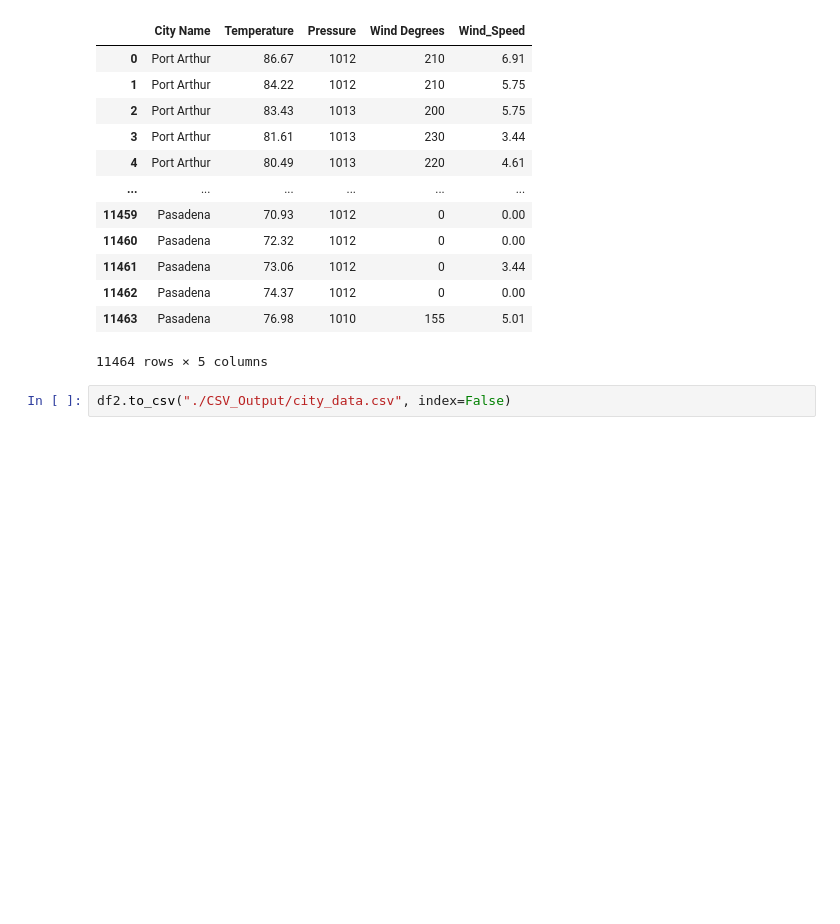
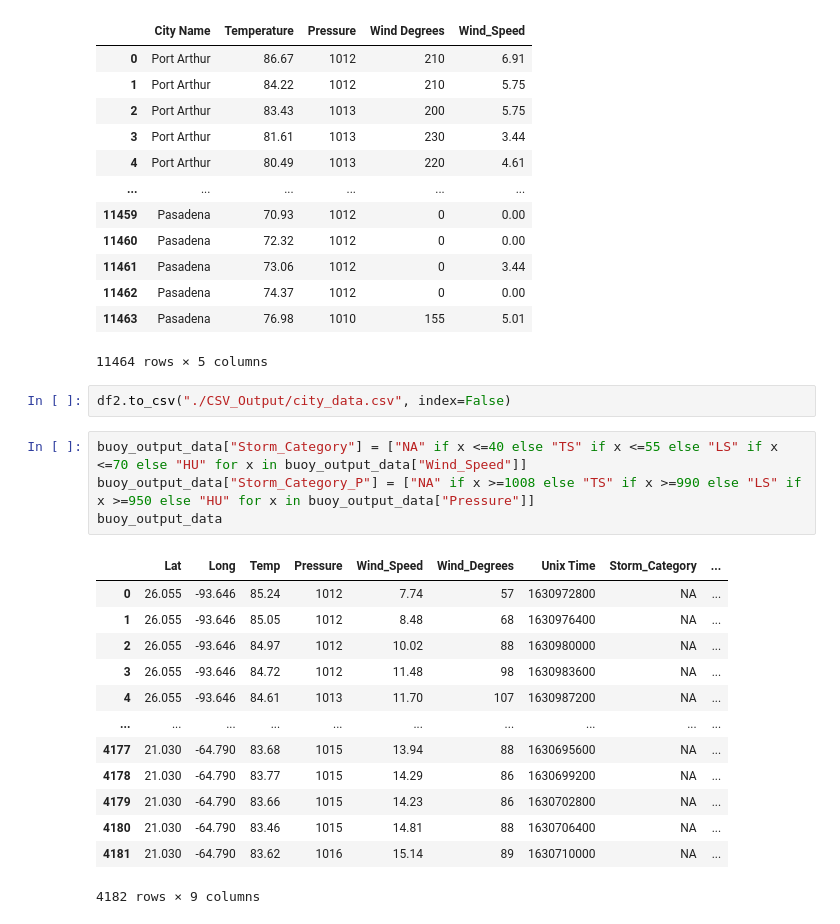
Before and after one commit to jakewmayfield/weather-prediction, a Jupyter notebook: data_retreival.ipynb, the cells around one changed output. Drawn from its saved outputs; the diff is of its cells as text; blank space fills up the shorter version.

Commit message:
Final Dataframes

```diff
--- a/data_retreival.ipynb
+++ b/data_retreival.ipynb
@@ -198,3 +198,21 @@ df2
 11464 rows × 5 columns
 # %%
 df2.to_csv("./CSV_Output/city_data.csv", index=False)
+# %%
+buoy_output_data["Storm_Category"] = ["NA" if x <=40 else "TS" if x <=55 else "LS" if x <=70 else "HU" for x in buoy_output_data["Wind_Speed"]]
+buoy_output_data["Storm_Category_P"] = ["NA" if x >=1008 else "TS" if x >=990 else "LS" if x >=950 else "HU" for x in buoy_output_data["Pressure"]]
+buoy_output_data
+# %% [output]
+|  | Lat | Long | Temp | Pressure | Wind_Speed | Wind_Degrees | Unix Time | Storm_Category | ... |
+| 0 | 26.055 | -93.646 | 85.24 | 1012 | 7.74 | 57 | 1630972800 | NA | ... |
+| 1 | 26.055 | -93.646 | 85.05 | 1012 | 8.48 | 68 | 1630976400 | NA | ... |
+| 2 | 26.055 | -93.646 | 84.97 | 1012 | 10.02 | 88 | 1630980000 | NA | ... |
+| 3 | 26.055 | -93.646 | 84.72 | 1012 | 11.48 | 98 | 1630983600 | NA | ... |
+| 4 | 26.055 | -93.646 | 84.61 | 1013 | 11.70 | 107 | 1630987200 | NA | ... |
+| ... | ... | ... | ... | ... | ... | ... | ... | ... | ... |
+| 4177 | 21.030 | -64.790 | 83.68 | 1015 | 13.94 | 88 | 1630695600 | NA | ... |
+| 4178 | 21.030 | -64.790 | 83.77 | 1015 | 14.29 | 86 | 1630699200 | NA | ... |
+| 4179 | 21.030 | -64.790 | 83.66 | 1015 | 14.23 | 86 | 1630702800 | NA | ... |
+| 4180 | 21.030 | -64.790 | 83.46 | 1015 | 14.81 | 88 | 1630706400 | NA | ... |
+| 4181 | 21.030 | -64.790 | 83.62 | 1016 | 15.14 | 89 | 1630710000 | NA | ... |
+4182 rows × 9 columns
```
Also changed, not shown: parts of 4 cells of this notebook, 2 other files.
